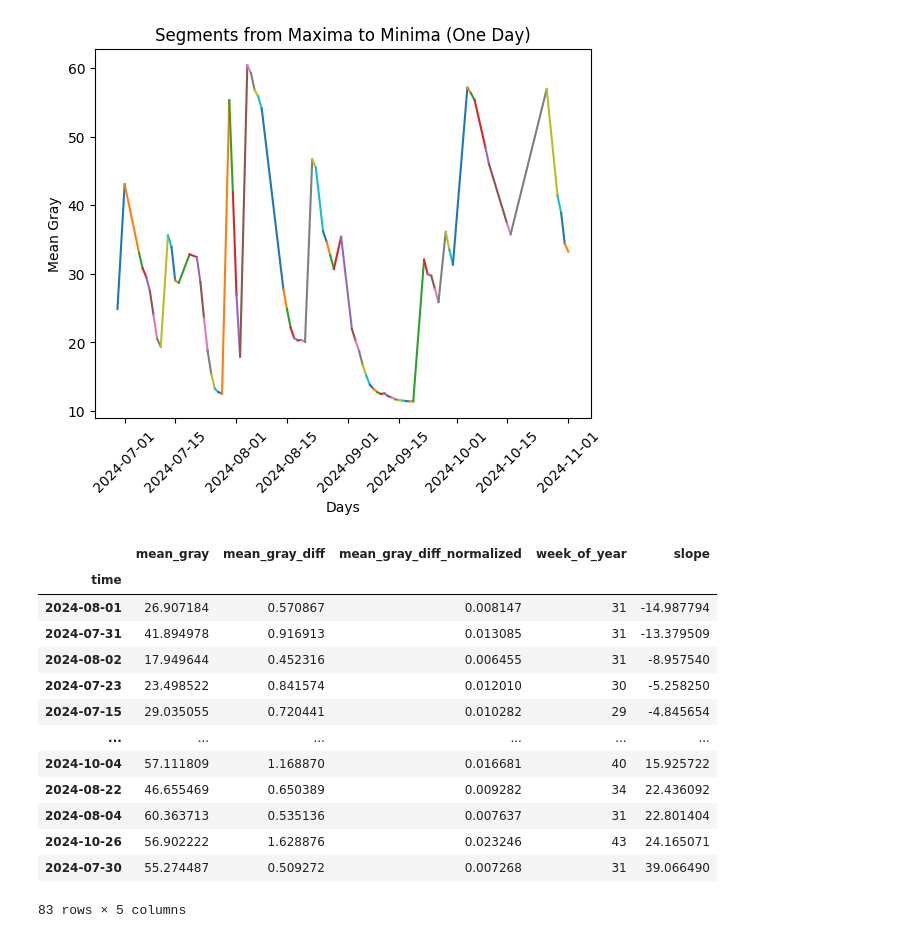
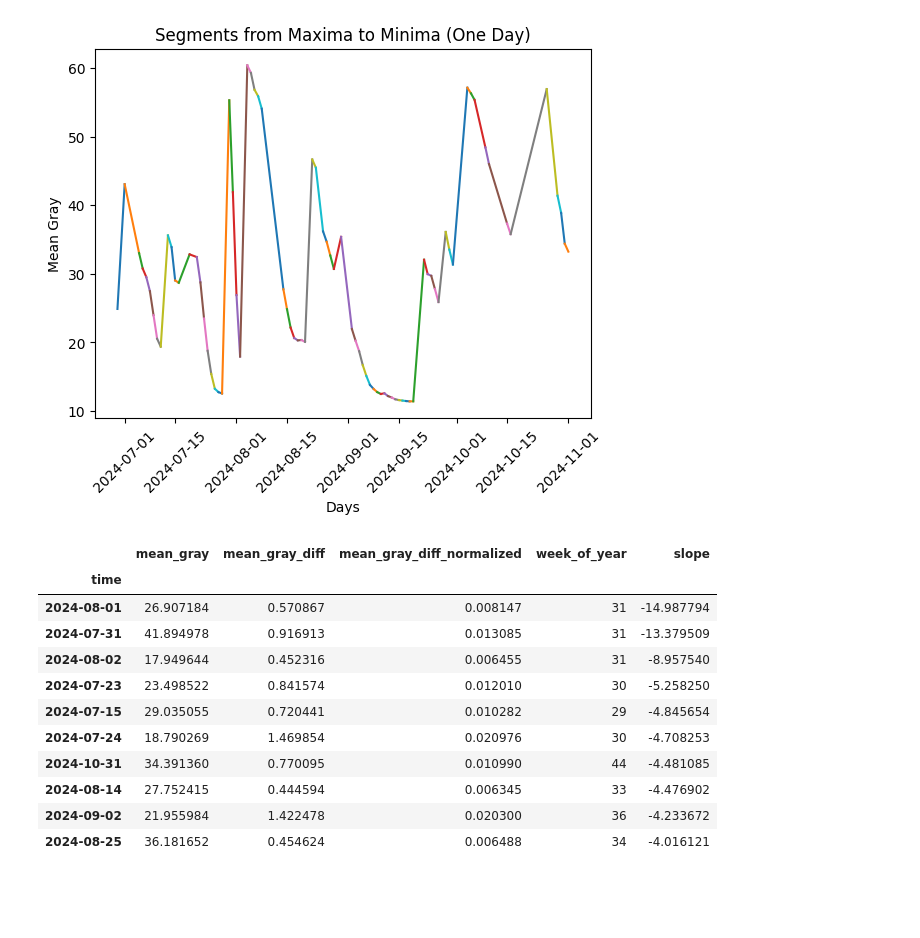
Before and after one commit to wiggle-bin/wiggle-notes, a Jupyter notebook: worms_actvitiy/DataActivityCorrelation.ipynb, the cells around one changed output. Drawn from its saved outputs; the diff is of its cells as text; code cells hidden in the pictures; blank space fills up the shorter version.

```diff
--- a/worms_actvitiy/DataActivityCorrelation.ipynb
+++ b/worms_actvitiy/DataActivityCorrelation.ipynb
@@ -373,19 +373,17 @@ plt.show()
 [figure]
 # %%
 df_cleaned_sorted = df_cleaned.sort_values(by='slope')
-df_cleaned_sorted
+df_cleaned_sorted.head(10)
 # %% [output]
 |  | mean_gray | mean_gray_diff | mean_gray_diff_normalized | week_of_year | slope |
 | time |  |  |  |  |  |
 | 2024-08-01 | 26.907184 | 0.570867 | 0.008147 | 31 | -14.987794 |
 | 2024-07-31 | 41.894978 | 0.916913 | 0.013085 | 31 | -13.379509 |
 | 2024-08-02 | 17.949644 | 0.452316 | 0.006455 | 31 | -8.957540 |
 | 2024-07-23 | 23.498522 | 0.841574 | 0.012010 | 30 | -5.258250 |
 | 2024-07-15 | 29.035055 | 0.720441 | 0.010282 | 29 | -4.845654 |
-| ... | ... | ... | ... | ... | ... |
-| 2024-10-04 | 57.111809 | 1.168870 | 0.016681 | 40 | 15.925722 |
-| 2024-08-22 | 46.655469 | 0.650389 | 0.009282 | 34 | 22.436092 |
-| 2024-08-04 | 60.363713 | 0.535136 | 0.007637 | 31 | 22.801404 |
-| 2024-10-26 | 56.902222 | 1.628876 | 0.023246 | 43 | 24.165071 |
-| 2024-07-30 | 55.274487 | 0.509272 | 0.007268 | 31 | 39.066490 |
+| 2024-07-24 | 18.790269 | 1.469854 | 0.020976 | 30 | -4.708253 |
+| 2024-10-31 | 34.391360 | 0.770095 | 0.010990 | 44 | -4.481085 |
+| 2024-08-14 | 27.752415 | 0.444594 | 0.006345 | 33 | -4.476902 |
+| 2024-09-02 | 21.955984 | 1.422478 | 0.020300 | 36 | -4.233672 |
+| 2024-08-25 | 36.181652 | 0.454624 | 0.006488 | 34 | -4.016121 |
-83 rows × 5 columns
```
Also changed, not shown: parts of 10 cells of this notebook.
